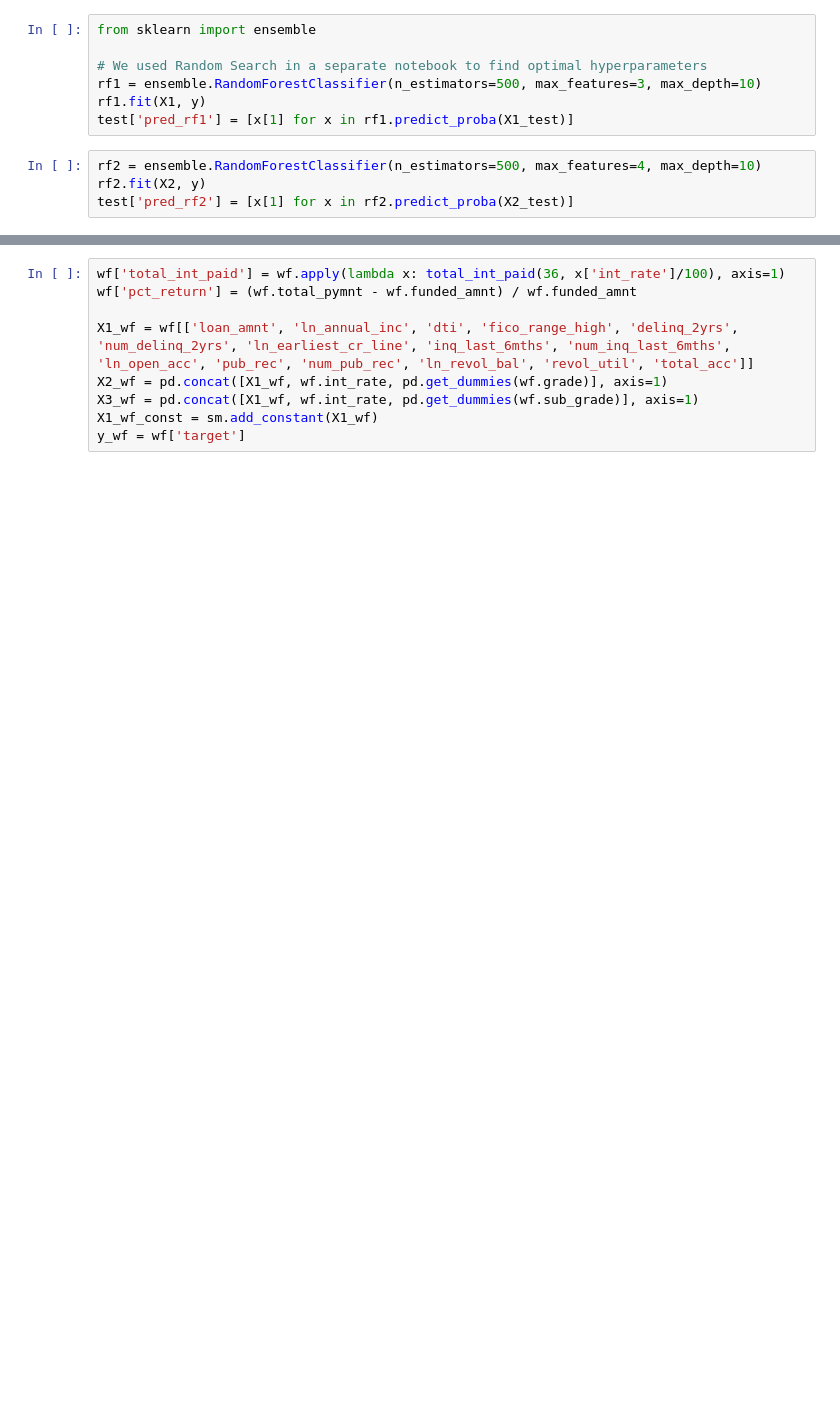
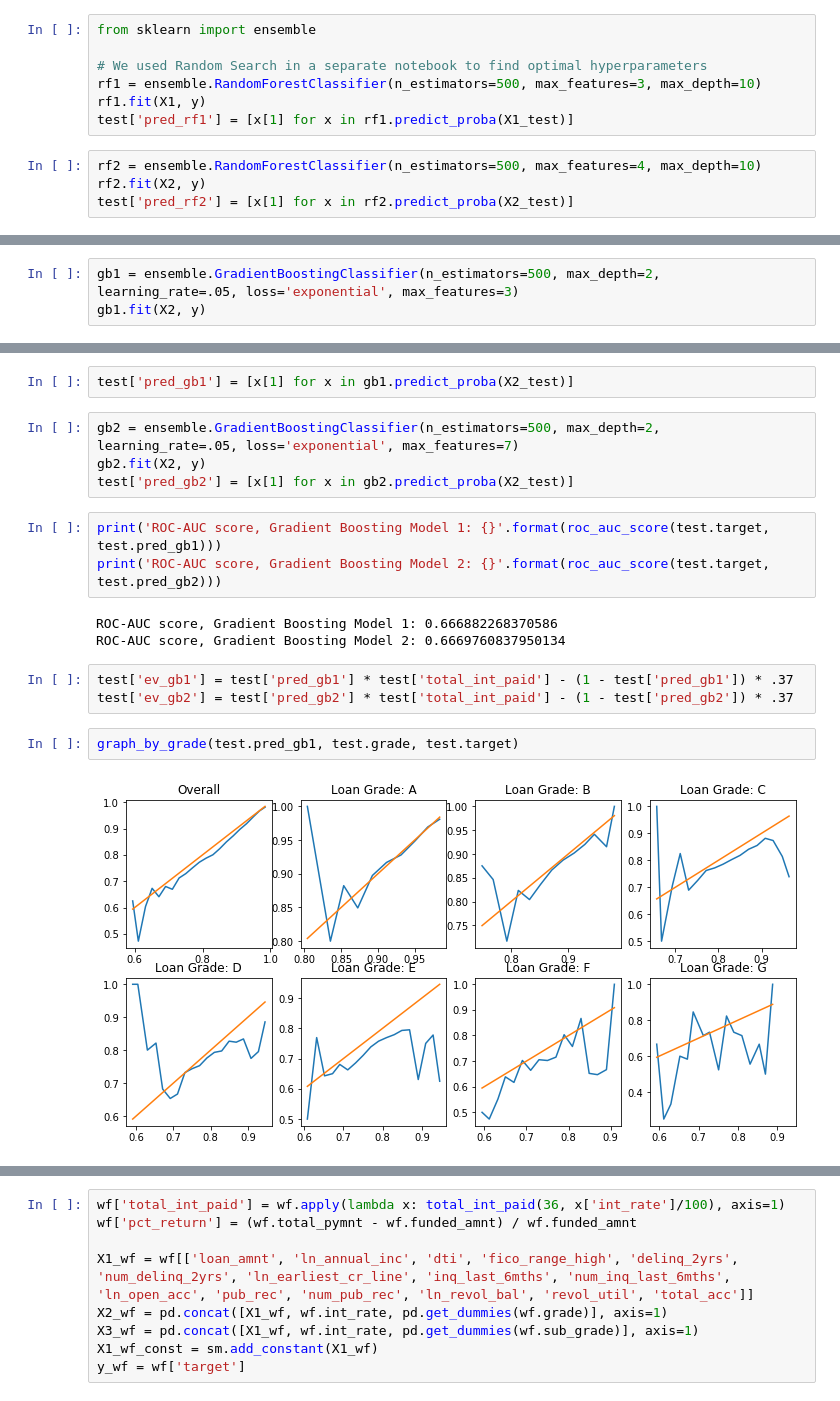
Before and after one commit to timcopelandoh/thinkful, a Jupyter notebook: Capstones and Projects/Capstone 3 - Final.ipynb, the cells around one changed output, grey strips where cells are left out. Drawn from its saved outputs; the diff is of its cells as text; blank space fills up the shorter version.

```diff
--- a/Capstones and Projects/Capstone 3 - Final.ipynb
+++ b/Capstones and Projects/Capstone 3 - Final.ipynb
@@ -553,0 +718,3 @@ test['pred_rf2'] = [x[1] for x in rf2.predict_proba(X2_test)]
+# %%
+gb1 = ensemble.GradientBoostingClassifier(n_estimators=500, max_depth=2, learning_rate=.05, loss='exponential', max_features=3)
+gb1.fit(X2, y)
@@ -553,0 +732,19 @@ test['pred_rf2'] = [x[1] for x in rf2.predict_proba(X2_test)]
+# %%
+test['pred_gb1'] = [x[1] for x in gb1.predict_proba(X2_test)]
+# %%
+gb2 = ensemble.GradientBoostingClassifier(n_estimators=500, max_depth=2, learning_rate=.05, loss='exponential', max_features=7)
+gb2.fit(X2, y)
+test['pred_gb2'] = [x[1] for x in gb2.predict_proba(X2_test)]
+# %%
+print('ROC-AUC score, Gradient Boosting Model 1: {}'.format(roc_auc_score(test.target, test.pred_gb1)))
+print('ROC-AUC score, Gradient Boosting Model 2: {}'.format(roc_auc_score(test.target, test.pred_gb2)))
+# %% [output]
+ROC-AUC score, Gradient Boosting Model 1: 0.666882268370586
+ROC-AUC score, Gradient Boosting Model 2: 0.6669760837950134
+# %%
+test['ev_gb1'] = test['pred_gb1'] * test['total_int_paid'] - (1 - test['pred_gb1']) * .37
+test['ev_gb2'] = test['pred_gb2'] * test['total_int_paid'] - (1 - test['pred_gb2']) * .37
+# %%
+graph_by_grade(test.pred_gb1, test.grade, test.target)
+# %% [output]
+[figure, added]
```
Also changed, not shown: parts of 48 cells of this notebook, 2 other files.
